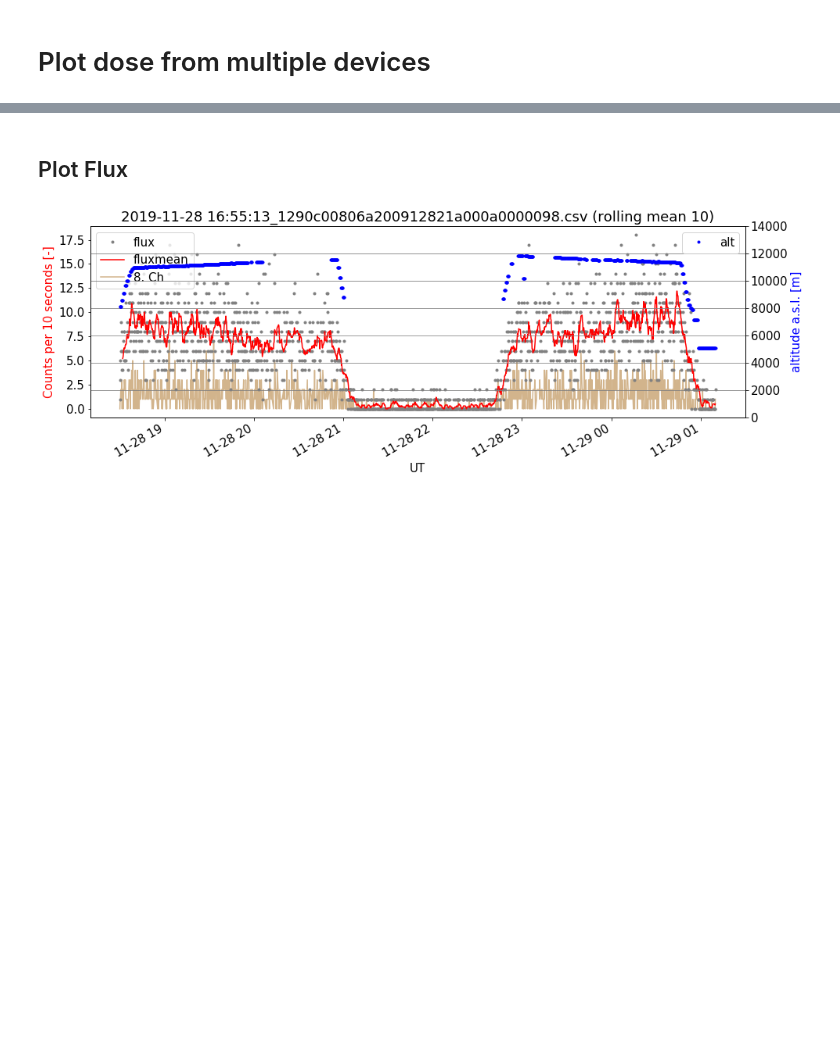
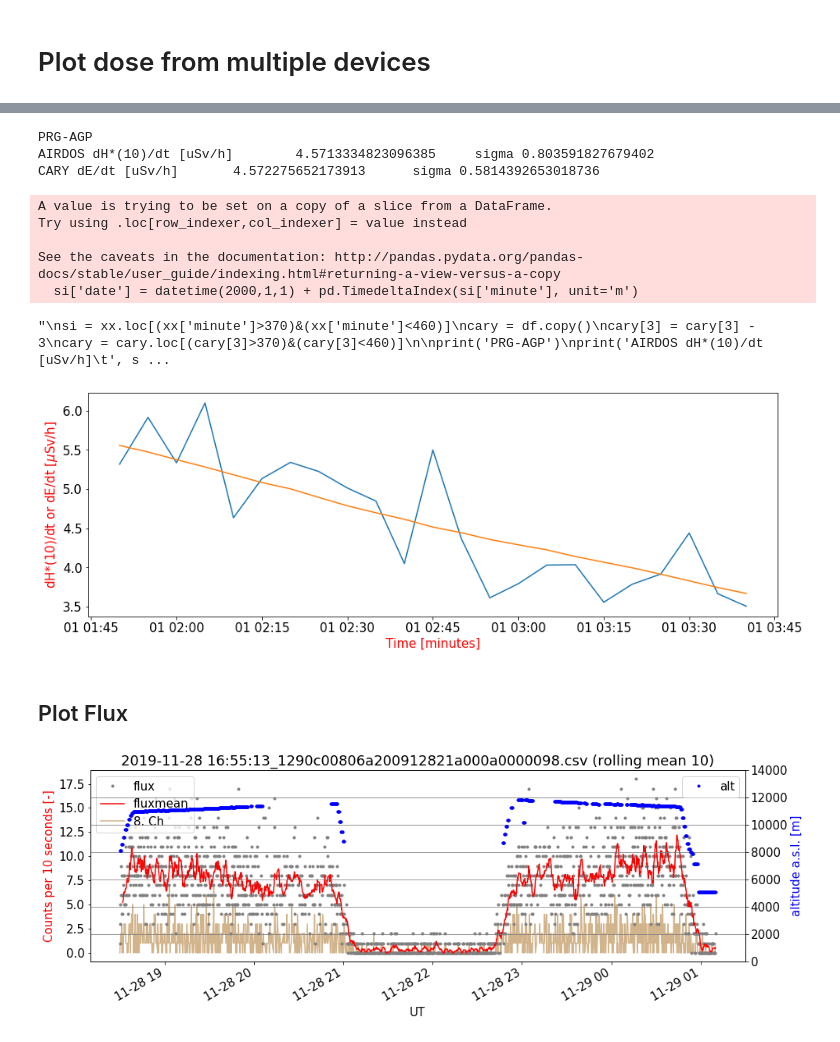
Before and after one commit to ODZ-UJF-AV-CR/Paper---AIRDOS, a Jupyter notebook: AIRDOS-G.ipynb, the cells around one changed output, grey strips where cells are left out. Cells and saved outputs as stored; diff of their text form; code cells hidden in the pictures; blank space fills up the shorter version.

```diff
--- a/AIRDOS-G.ipynb
+++ b/AIRDOS-G.ipynb
@@ -556,3 +555,65 @@ for f in fx:
+# %%
+plt.figure(figsize=(15,5))
+plt.ylabel(r'dH*(10)/dt or dE/dt [$\mu$Sv/h]', color='red')
+plt.xlabel('Time [minutes]', color='red')
+
+#plt.plot(xx['minute'],xx.iloc[:]['dsi'])
+#plt.plot(df.iloc[120:225,4])
+#plt.plot(df.iloc[370:480,4])
+#plt.plot(df[3],df[4])
+#plt.plot(df[3]-3,df[4])
+
+si = xx.loc[(xx['minute']>110)&(xx['minute']<225)]
+
+si['date'] = datetime(2000,1,1) + pd.TimedeltaIndex(si['minute'], unit='m')
+si.set_index('date', inplace = True)
+
+cary = df.copy()
+cary[3] = cary[3] - 3
+cary = cary.loc[(cary[3]>110)&(cary[3]<225)]
+
+cary[3] = datetime(2000,1,1) + pd.TimedeltaIndex(cary[3], unit='m')
+cary.set_index(3, inplace = True)
+
+si = si.resample('5T').mean()
+cary = cary.resample('5T').mean()
+
+print('PRG-AGP')
+print('AIRDOS dH*(10)/dt [uSv/h]\t', si['dsi'].mean(),end='')
+print('\tsigma', si['dsi'].std())
+print('CARY dE/dt [uSv/h]\t', cary[4].mean(),end='')
+print('\tsigma', cary[4].std())
+
+#plt.plot(si['minute'],si['dsi'])
+#plt.plot(cary[3],cary[4])
+plt.plot(si['dsi'])
+plt.plot(cary[4])
+'''
+si = xx.loc[(xx['minute']>370)&(xx['minute']<460)]
+cary = df.copy()
+cary[3] = cary[3] - 3
+cary = cary.loc[(cary[3]>370)&(cary[3]<460)]
+
+print('PRG-AGP')
+print('AIRDOS dH*(10)/dt [uSv/h]\t', si['dsi'].mean(),end='')
+print('\tsigma', si['dsi'].std())
+print('CARY dE/dt [uSv/h]\t', cary[4].mean(),end='')
+print('\tsigma', cary[4].std())
+
+plt.plot(si['minute'],si['dsi'])
+plt.plot(cary[3],cary[4])
+'''
+# %% [output]
+PRG-AGP
+AIRDOS dH*(10)/dt [uSv/h]        4.5713334823096385     sigma 0.803591827679402
+CARY dE/dt [uSv/h]       4.572275652173913      sigma 0.5814392653018736
+A value is trying to be set on a copy of a slice from a DataFrame.
+Try using .loc[row_indexer,col_indexer] = value instead
+
+See the caveats in the documentation: http://pandas.pydata.org/pandas-docs/stable/user_guide/indexing.html#returning-a-view-versus-a-copy
+  si['date'] = datetime(2000,1,1) + pd.TimedeltaIndex(si['minute'], unit='m')
+"\nsi = xx.loc[(xx['minute']>370)&(xx['minute']<460)]\ncary = df.copy()\ncary[3] = cary[3] - 3\ncary = cary.loc[(cary[3]>370)&(cary[3]<460)]\n\nprint('PRG-AGP')\nprint('AIRDOS dH*(10)/dt [uSv/h]\t', s ...
+[figure, added]
 # %% [markdown]
 ## Plot Flux
 # %%
```
Also changed, not shown: parts of 9 cells of this notebook, 8 other files.
